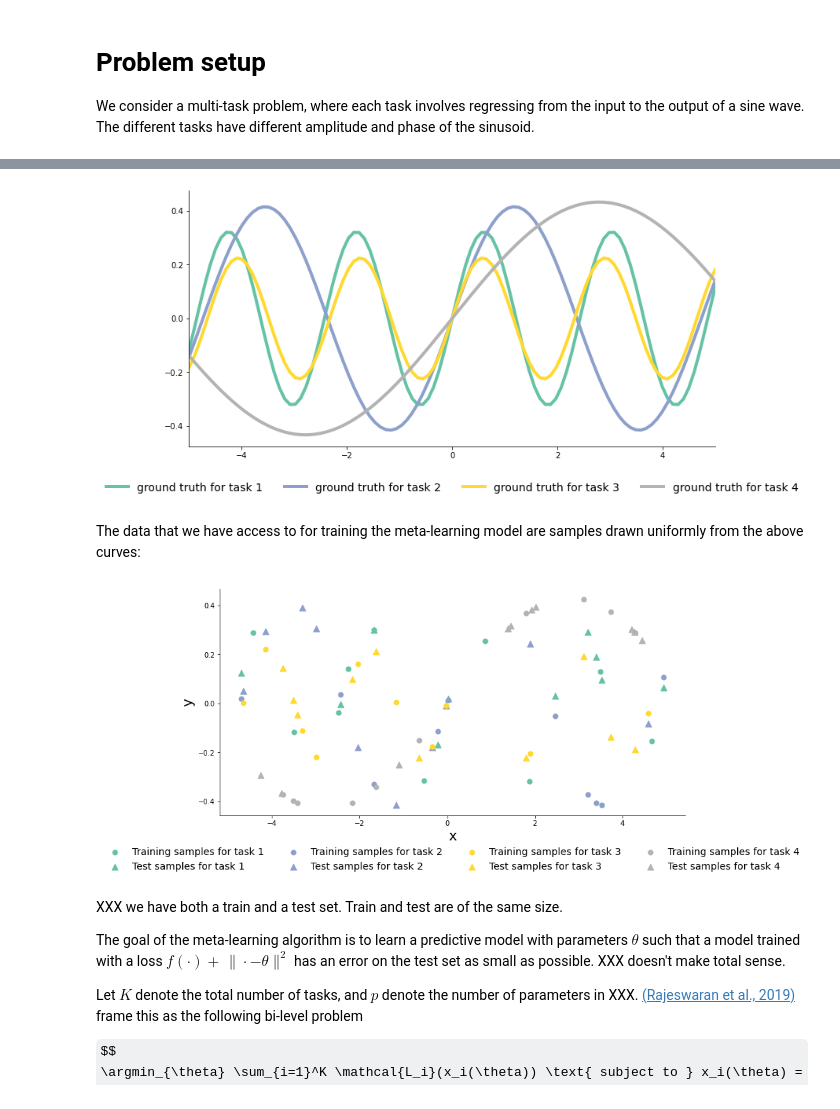
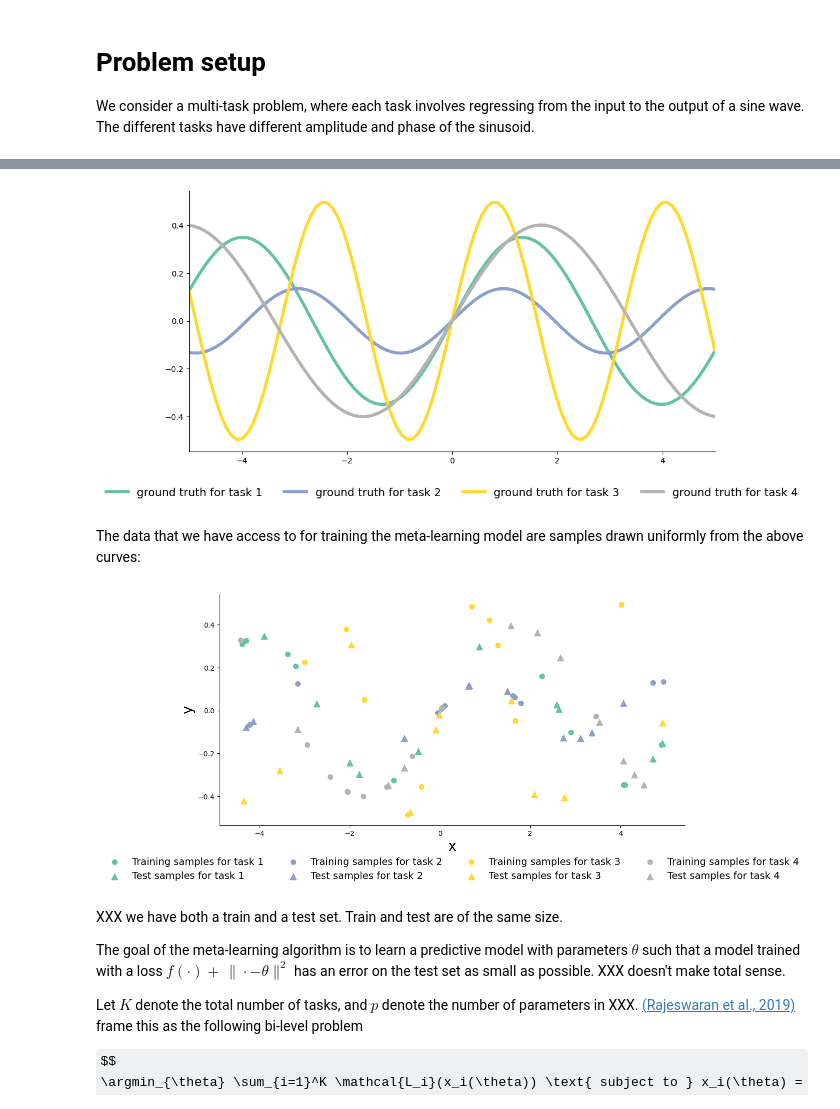
Before and after one commit to fabianp/jaxopt, a Jupyter notebook: docs/notebooks/deep_learning/maml.ipynb, the cells around one changed output, grey strips where cells are left out. Drawn from its saved outputs; the diff is of its cells as text; code cells hidden in the pictures; some formulas as TeX source.

Commit message:
Use vmap over tasks in MAML notebook

```diff
--- a/docs/notebooks/deep_learning/maml.ipynb
+++ b/docs/notebooks/deep_learning/maml.ipynb
@@ -54,26 +55,24 @@ def generate_task(key, n_samples_train=10, n_samples_test=10, min_phase=0.5, max
 # %%
 key = random.PRNGKey(0)
 fig = plt.figure(figsize=(12, 6))
+ax = plt.subplot(1, 1, 1)
 
 colors = cm.Set2(jnp.linspace(0, 1, n_tasks))
 
-data_tasks = []
+subkeys = random.split(key, n_tasks)
+data_train, data_test, phases, amplitudes = jax.vmap(generate_task)(subkeys)
+data_tasks = (data_train, data_test)
+
 for task in range(n_tasks):
-
-    key, subkey = random.split(key)
-    data_train, data_test, phase, amplitude = generate_task(key)
-    # save the samples for later
-    data_tasks.append((data_train, data_test))
-
     # generate the ground truth regression curve for plotting
     xs = jnp.linspace(-5, 5, 100)
-    ys = jnp.sin(phase * xs) * amplitude
-    plt.plot(xs, ys, linewidth=4, label=f'ground truth for task {task+1}', color=colors[task])
+    ys = jnp.sin(phases[task] * xs) * amplitudes[task]
+    ax.plot(xs, ys, linewidth=4, label=f'ground truth for task {task+1}', color=colors[task])
 
-plt.xlim((-5, 5))
-plt.legend(loc='upper center', fontsize=14, bbox_to_anchor=(0.5, -0.1), frameon=False, ncol=n_tasks)
+ax.set_xlim((-5, 5))
+ax.legend(loc='upper center', fontsize=14, bbox_to_anchor=(0.5, -0.1), frameon=False, ncol=n_tasks)
+
 # Hide the right and top spines
-ax = plt.gca()
 ax.spines.right.set_visible(False)
 ax.spines.top.set_visible(False)
 
@@ -86,17 +84,18 @@ WARNING:absl:No GPU/TPU found, falling back to CPU. (Set TF_CPP_MIN_LOG_LEVEL=0
-[figure, old version]
+[figure, new version]
 # %% [markdown]
 The data that we have access to for training the meta-learning model are samples drawn uniformly from the above curves:
 # %%
+fig = plt.figure(figsize=(12, 6))
+ax = plt.subplot(1, 1, 1)
 
+train, test = data_tasks
+for task, ((x_train, y_train), (x_test, y_test)), in enumerate(zip(zip(*train), zip(*test))):
+    ax.scatter(x_train, y_train, marker='o', s=50, label=f"Training samples for task {task+1}", color=colors[task])
+    ax.scatter(x_test, y_test, marker='^', s=80, label=f"Test samples for task {task+1}", color=colors[task])
+    ax.set_xlabel('x', fontsize=20)
+    ax.set_ylabel('y', fontsize=20)
+ax.legend(loc='upper center', fontsize=14, bbox_to_anchor=(0.5, -0.1), frameon=False, ncol=n_tasks)
 
-fig = plt.figure(figsize=(12, 6))
-for task, ((x_train, y_train), (x_test, y_test)), in enumerate(data_tasks):
-    plt.scatter(x_train, y_train, marker='o', s=50, label=f"Training samples for task {task+1}", color=colors[task])
-    plt.scatter(x_test, y_test, marker='^', s=80, label=f"Test samples for task {task+1}", color=colors[task])
-    plt.xlabel('x', fontsize=20)
-    plt.ylabel('y', fontsize=20)
-plt.legend(loc='upper center', fontsize=14, bbox_to_anchor=(0.5, -0.1), frameon=False, ncol=n_tasks)
-ax = plt.gca()
 ax.spines.right.set_visible(False)
 ax.spines.top.set_visible(False)
 
@@ -105,7 +104,7 @@ ax.yaxis.set_ticks_position('left')
 ax.xaxis.set_ticks_position('bottom')
 plt.show()
 # %% [output]
-[figure, old version]
+[figure, new version]
 # %% [markdown]
 XXX we have both a train and a test set. Train and test are of the same size.
 
```
Also changed, not shown: parts of 9 cells of this notebook.
